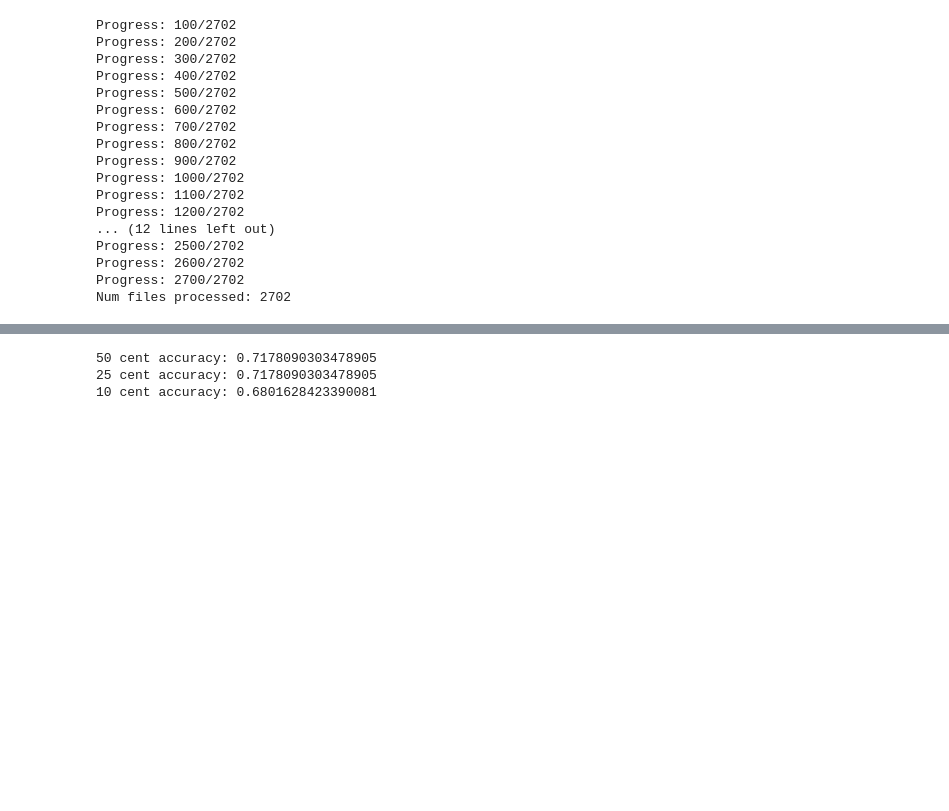
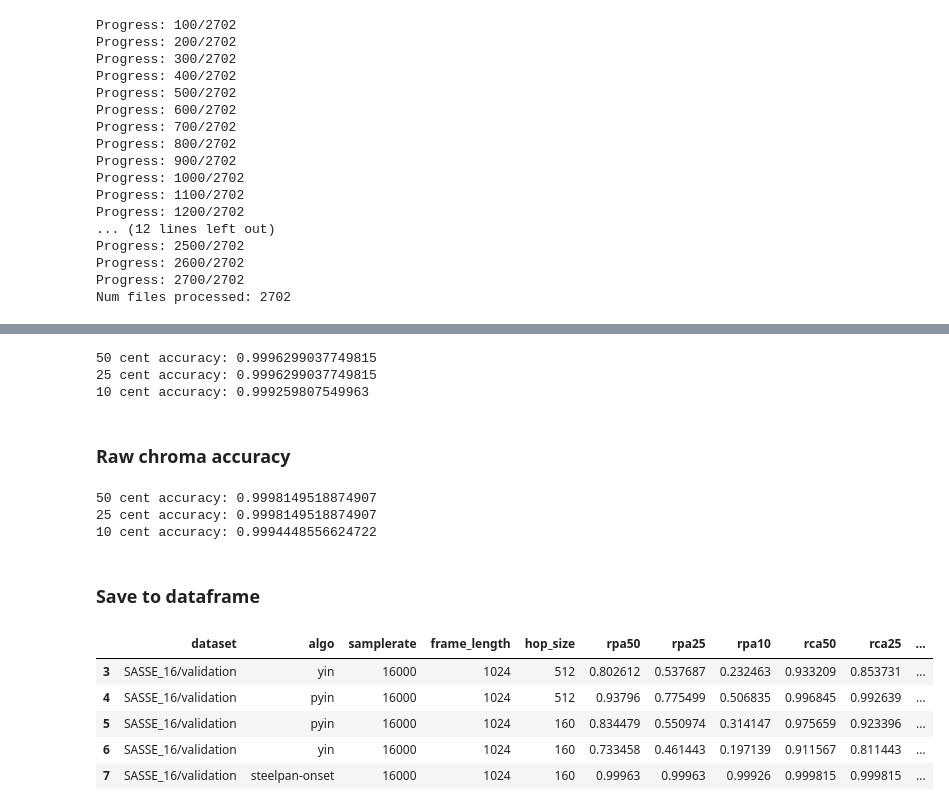
Before and after one commit to malloyca/steelpan-pitch-private, a Jupyter notebook: onset-pitch/steelpan_onset.ipynb, the cells around one changed output, grey strips where cells are left out. Saved outputs shown, nothing was run; the diff lists cells and outputs as text; code cells hidden in the pictures; blank space fills up the shorter version.

```diff
--- a/onset-pitch/steelpan_onset.ipynb
+++ b/onset-pitch/steelpan_onset.ipynb
@@ -1396,8 +1534,59 @@ model_matches_10 = np.where(np.abs(librosa.hz_to_midi(model_estimates) - model_t
 # %%
-print(f"50 cent accuracy: {model_matches_50[0].shape[0] / len(model_targets)}")
-print(f"25 cent accuracy: {model_matches_25[0].shape[0] / len(model_targets)}")
-print(f"10 cent accuracy: {model_matches_10[0].shape[0] / len(model_targets)}")
+model_rpa_50 = model_rpa_50[0].shape[0] / len(model_targets)
+print(f"50 cent accuracy: {model_rpa_50}")
+model_rpa_25 = model_rpa_25[0].shape[0] / len(model_targets)
+print(f"25 cent accuracy: {model_rpa_25}")
+model_rpa_10 = model_rpa_10[0].shape[0] / len(model_targets)
+print(f"10 cent accuracy: {model_rpa_10}")
 # %% [output]
-50 cent accuracy: 0.7178090303478905
-25 cent accuracy: 0.7178090303478905
-10 cent accuracy: 0.6801628423390081
+50 cent accuracy: 0.9996299037749815
+25 cent accuracy: 0.9996299037749815
+10 cent accuracy: 0.999259807549963
+# %% [markdown]
+### Raw chroma accuracy
+# %%
+# offset by -0.5 to account for [11.5,12.5] is the octave error range
+model_rca_50 = np.where(np.fmod( np.abs(librosa.hz_to_midi(model_estimates) - model_targets + 0.5), 12 ) < 1.0)
+model_rca_25 = np.where(np.fmod( np.abs(librosa.hz_to_midi(model_estimates) - model_targets + 0.25), 12 ) < 0.5)
+model_rca_10 = np.where(np.fmod( np.abs(librosa.hz_to_midi(model_estimates) - model_targets + 0.1), 12 ) < 0.2)
+# %%
+model_rca_50 = model_rca_50[0].shape[0] / len(model_targets)
+print(f"50 cent accuracy: {model_rca_50}")
+model_rca_25 = model_rca_25[0].shape[0] / len(model_targets)
+print(f"25 cent accuracy: {model_rca_25}")
+model_rca_10 = model_rca_10[0].shape[0] / len(model_targets)
+print(f"10 cent accuracy: {model_rca_10}")
+# %% [output]
+50 cent accuracy: 0.9998149518874907
+25 cent accuracy: 0.9998149518874907
+10 cent accuracy: 0.9994448556624722
+# %% [markdown]
+### Save to dataframe
+# %%
+# add data to dataframe
+df_row = {
+    'dataset': dataset_name,
+    'algo': 'steelpan-onset',
+    'samplerate': samplerate,
+    'frame_length': frame_size,
+    'hop_size': hop_size,
+    'rpa50': model_rpa_50,
+    'rpa25': model_rpa_25,
+    'rpa10': model_rpa_10,
+    'rca50': model_rca_50,
+    'rca25': model_rca_25,
+    'rca10': model_rca_10,
+    'frames_analyzed': model_estimates.shape[0]
+}
+
+evaluation_df = evaluation_df.append(df_row, ignore_index=True)
+save_crepe_eval = False
+# %%
+evaluation_df.tail()
+# %% [output]
+|  | dataset | algo | samplerate | frame_length | hop_size | rpa50 | rpa25 | rpa10 | rca50 | rca25 | ... |
+| 3 | SASSE_16/validation | yin | 16000 | 1024 | 512 | 0.802612 | 0.537687 | 0.232463 | 0.933209 | 0.853731 | ... |
+| 4 | SASSE_16/validation | pyin | 16000 | 1024 | 512 | 0.93796 | 0.775499 | 0.506835 | 0.996845 | 0.992639 | ... |
+| 5 | SASSE_16/validation | pyin | 16000 | 1024 | 160 | 0.834479 | 0.550974 | 0.314147 | 0.975659 | 0.923396 | ... |
+| 6 | SASSE_16/validation | yin | 16000 | 1024 | 160 | 0.733458 | 0.461443 | 0.197139 | 0.911567 | 0.811443 | ... |
+| 7 | SASSE_16/validation | steelpan-onset | 16000 | 1024 | 160 | 0.99963 | 0.99963 | 0.99926 | 0.999815 | 0.999815 | ... |
```
Also changed, not shown: parts of 62 cells of this notebook.
